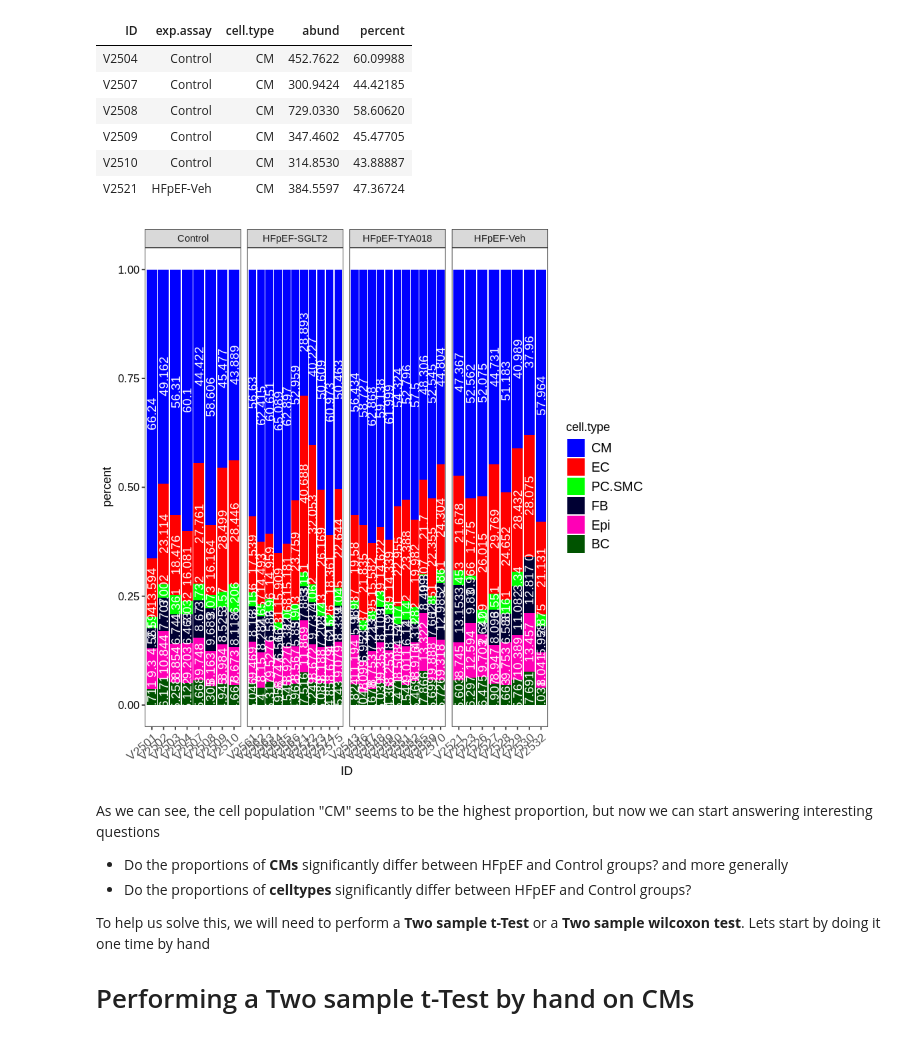
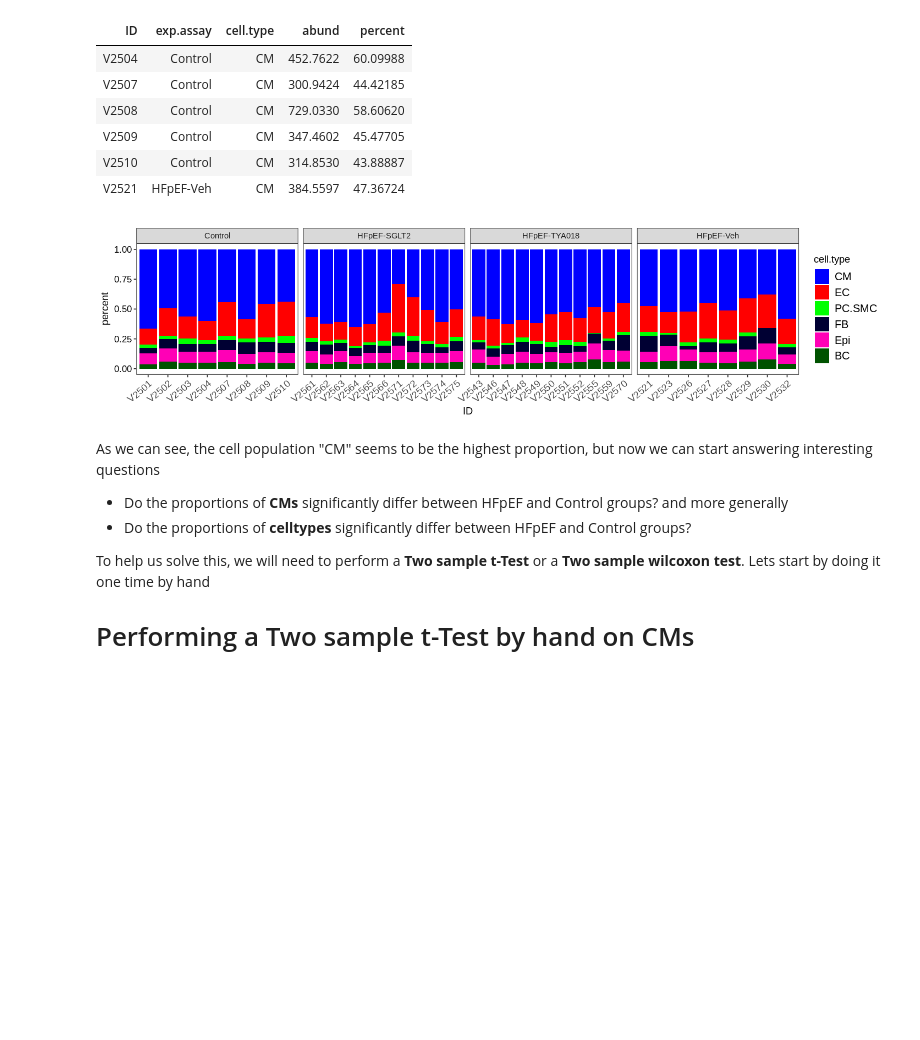
Before and after one commit to Matthew1309/Intuitions, a Jupyter notebook: Linear_regression/t-Test/t-Test.ipynb, the cells around one changed output. Saved outputs shown, nothing was run; the diff lists cells and outputs as text; code cells hidden in the pictures; blank space fills up the shorter version.

Commit message:
Fixes plot formatting sizes to fit better

```diff
--- a/Linear_regression/t-Test/t-Test.ipynb
+++ b/Linear_regression/t-Test/t-Test.ipynb
@@ -167,28 +167,29 @@ head(data.ciber[,c("ID", "exp.assay", "cell.type", "abund", "percent")])
 # %%
 # Finally lets plot the data.
 # X-axis = experiment
 # y-axis = cell.type
 # values = percents
 # stat="identity" lets this be a stacked proportion barchart
 # facet_grid lets us group an additional time by condtion/group
+options(repr.plot.width=12, repr.plot.height=3)
 plot.cibersort <- ggplot(data.ciber, aes(fill=cell.type, x=ID, y=percent)) +
   geom_bar(position="fill",stat='identity') + theme_bw() +
   scale_fill_manual(values = names(palette.ciber)) +
-  geom_text(aes(label = round(percent, 3)),
-            colour='#FFFFFF', size = 4, angle = 90,
-            position = position_fill(vjust = 0.5)) +
+  #geom_text(aes(label = round(percent, 3)),
+   #         colour='#FFFFFF', size = 4, angle = 90,
+    #        position = position_fill(vjust = 0.5)) +
   facet_grid(~exp.assay, scales="free_x") +
   theme(axis.text.x = element_text(angle = 40, vjust = 1, hjust=1, lineheight = 0.75, size = 11),
         axis.text.y = element_text(family = "Arial", size = 10, face = "plain", color = "black"),
         plot.title = element_text(hjust = 0.5),
         legend.text = element_text(family = "Arial", size = 12, face = "plain", color = "black"),
         panel.grid.major = element_blank(), panel.grid.minor = element_blank());plot.cibersort
 
 ggsave("Peng_bulk_deconv_meta.png",plot = plot.cibersort,
        path = path.peng.cibersort, width = 13, height = 9,
        units = 'in', )
 # %% [output]
-[figure, old version]
+[figure, new version]
 # %% [markdown]
 As we can see, the cell population "CM" seems to be the highest proportion, but now we can start answering interesting questions
 * Do the proportions of **CMs** significantly differ between HFpEF and Control groups?
```
Also changed, not shown: parts of 1 cell of this notebook.
